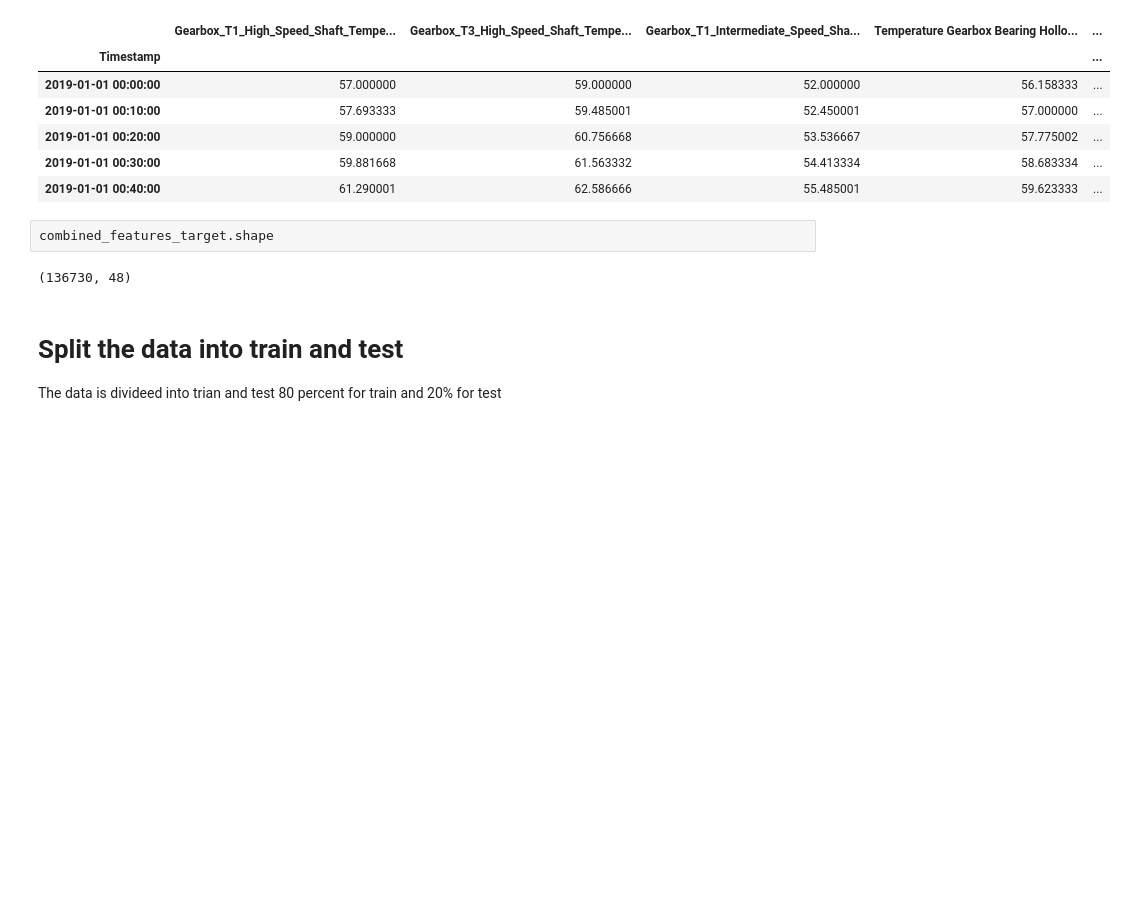
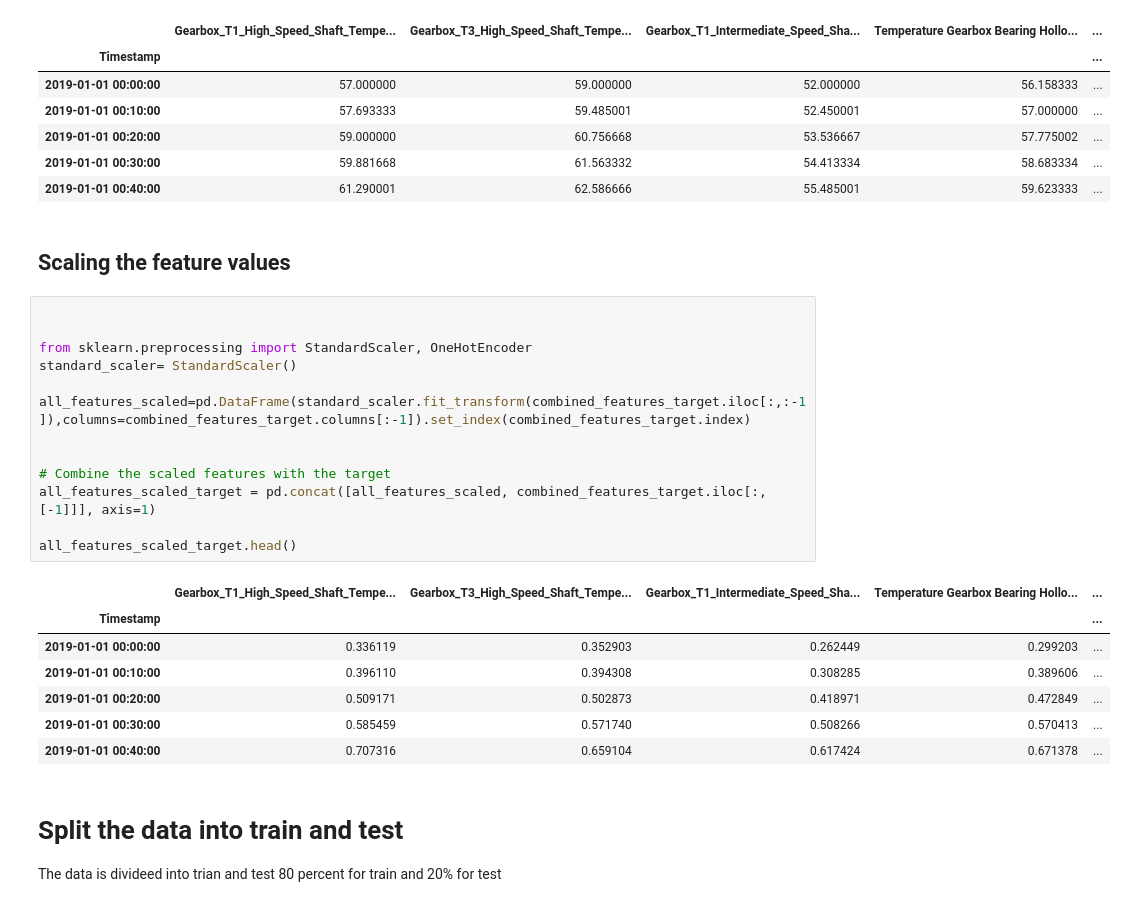
Before and after one commit to arunrajks/time_series_analysis, a Jupyter notebook: wind-turbine-power-forecast.ipynb, the cells around one changed output. Drawn from its saved outputs; the diff is of its cells as text; blank space fills up the shorter version.

```diff
--- a/wind-turbine-power-forecast.ipynb
+++ b/wind-turbine-power-forecast.ipynb
@@ -281,10 +278,29 @@ combined_features_target.head()
 | 2019-01-01 00:20:00 | 59.000000 | 60.756668 | 53.536667 | 57.775002 | ... |
 | 2019-01-01 00:30:00 | 59.881668 | 61.563332 | 54.413334 | 58.683334 | ... |
 | 2019-01-01 00:40:00 | 61.290001 | 62.586666 | 55.485001 | 59.623333 | ... |
-# %%
-combined_features_target.shape
-# %% [output]
-(136730, 48)
+# %% [markdown]
+## Scaling the feature values
+# %%
+
+
+from sklearn.preprocessing import StandardScaler, OneHotEncoder
+standard_scaler= StandardScaler()
+
+all_features_scaled=pd.DataFrame(standard_scaler.fit_transform(combined_features_target.iloc[:,:-1]),columns=combined_features_target.columns[:-1]).set_index(combined_features_target.index)
+
+
+# Combine the scaled features with the target
+all_features_scaled_target = pd.concat([all_features_scaled, combined_features_target.iloc[:, [-1]]], axis=1)
+
+all_features_scaled_target.head()
+# %% [output]
+|  | Gearbox_T1_High_Speed_Shaft_Tempe... | Gearbox_T3_High_Speed_Shaft_Tempe... | Gearbox_T1_Intermediate_Speed_Sha... | Temperature Gearbox Bearing Hollo... | ... |
+| Timestamp |  |  |  |  | ... |
+| 2019-01-01 00:00:00 | 0.336119 | 0.352903 | 0.262449 | 0.299203 | ... |
+| 2019-01-01 00:10:00 | 0.396110 | 0.394308 | 0.308285 | 0.389606 | ... |
+| 2019-01-01 00:20:00 | 0.509171 | 0.502873 | 0.418971 | 0.472849 | ... |
+| 2019-01-01 00:30:00 | 0.585459 | 0.571740 | 0.508266 | 0.570413 | ... |
+| 2019-01-01 00:40:00 | 0.707316 | 0.659104 | 0.617424 | 0.671378 | ... |
 # %% [markdown]
 # Split the data into train and test <a class="anchor" id="split_data"></a>
 
```
Also changed, not shown: parts of 20 cells of this notebook.
